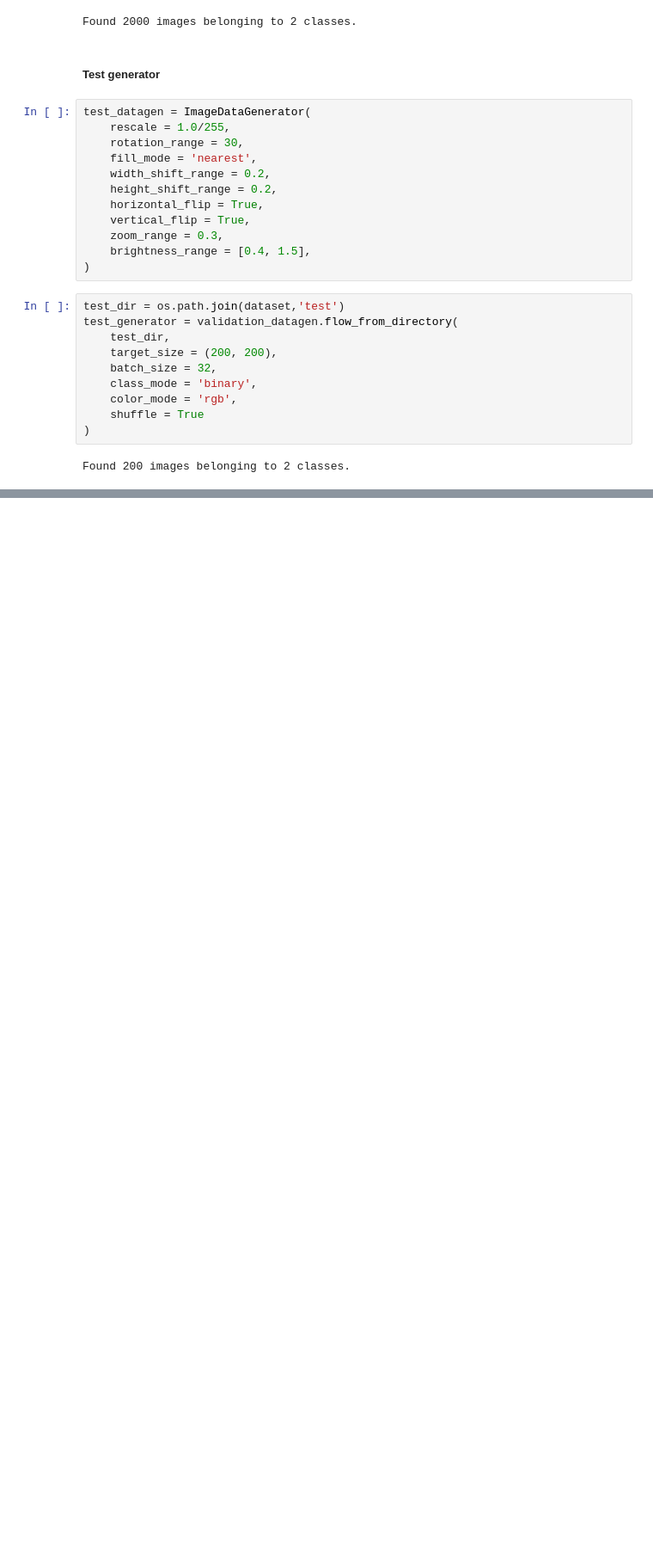
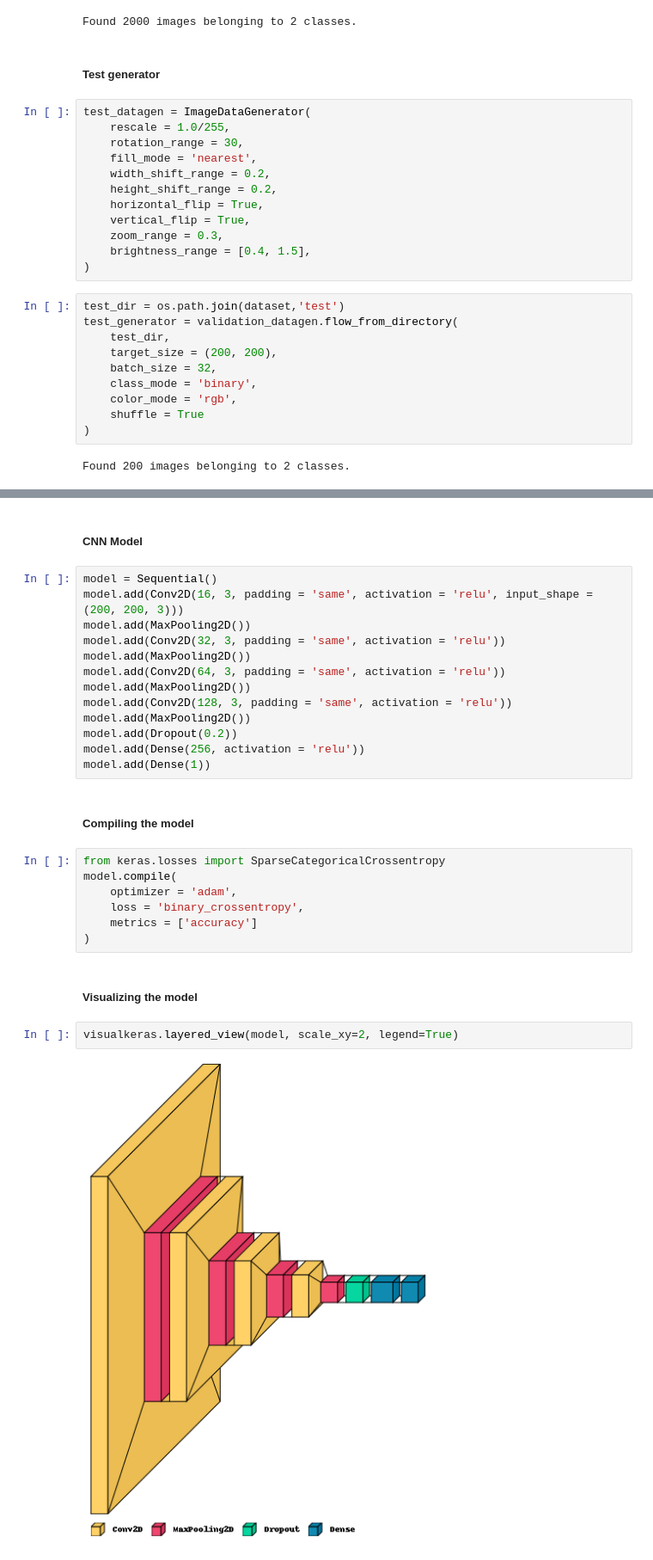
Before and after one commit to harsh-save/chestXray, a Jupyter notebook: 2_Model_building.ipynb, the cells around one changed output, grey strips where cells are left out. Shown at 86% size. Cells and saved outputs as stored; diff of their text form; blank space fills up the shorter version.

Commit message:
Model trained and evaluated

```diff
--- a/2_Model_building.ipynb
+++ b/2_Model_building.ipynb
@@ -145,0 +161,30 @@ Found 200 images belonging to 2 classes.
+# %% [markdown]
+##### CNN Model
+# %%
+model = Sequential()
+model.add(Conv2D(16, 3, padding = 'same', activation = 'relu', input_shape = (200, 200, 3)))
+model.add(MaxPooling2D())
+model.add(Conv2D(32, 3, padding = 'same', activation = 'relu'))
+model.add(MaxPooling2D())
+model.add(Conv2D(64, 3, padding = 'same', activation = 'relu'))
+model.add(MaxPooling2D())
+model.add(Conv2D(128, 3, padding = 'same', activation = 'relu'))
+model.add(MaxPooling2D())
+model.add(Dropout(0.2))
+model.add(Dense(256, activation = 'relu'))
+model.add(Dense(1))
+# %% [markdown]
+##### Compiling the model
+# %%
+from keras.losses import SparseCategoricalCrossentropy
+model.compile(
+    optimizer = 'adam',
+    loss = 'binary_crossentropy',
+    metrics = ['accuracy']
+)
+# %% [markdown]
+##### Visualizing the model
+# %%
+visualkeras.layered_view(model, scale_xy=2, legend=True)
+# %% [output]
+[figure, added]
```
Also changed, not shown: parts of 27 cells of this notebook, 1 other file.
